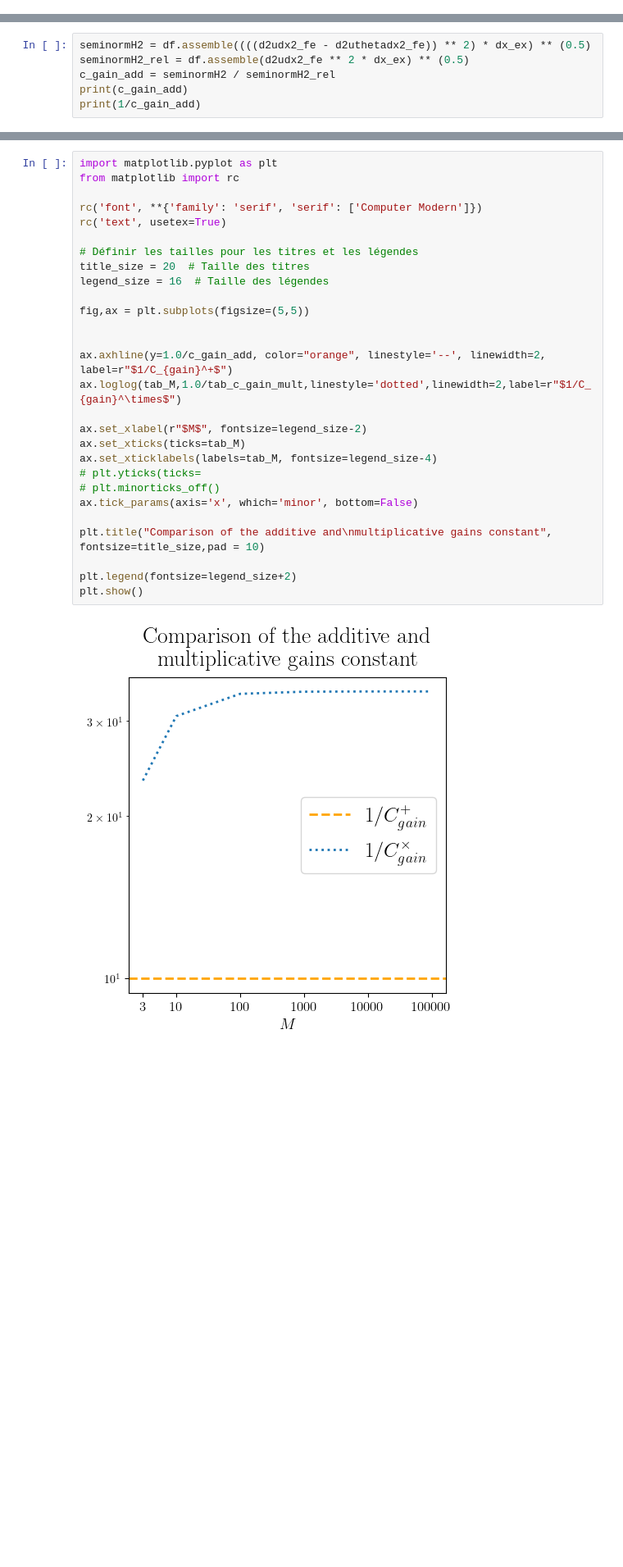
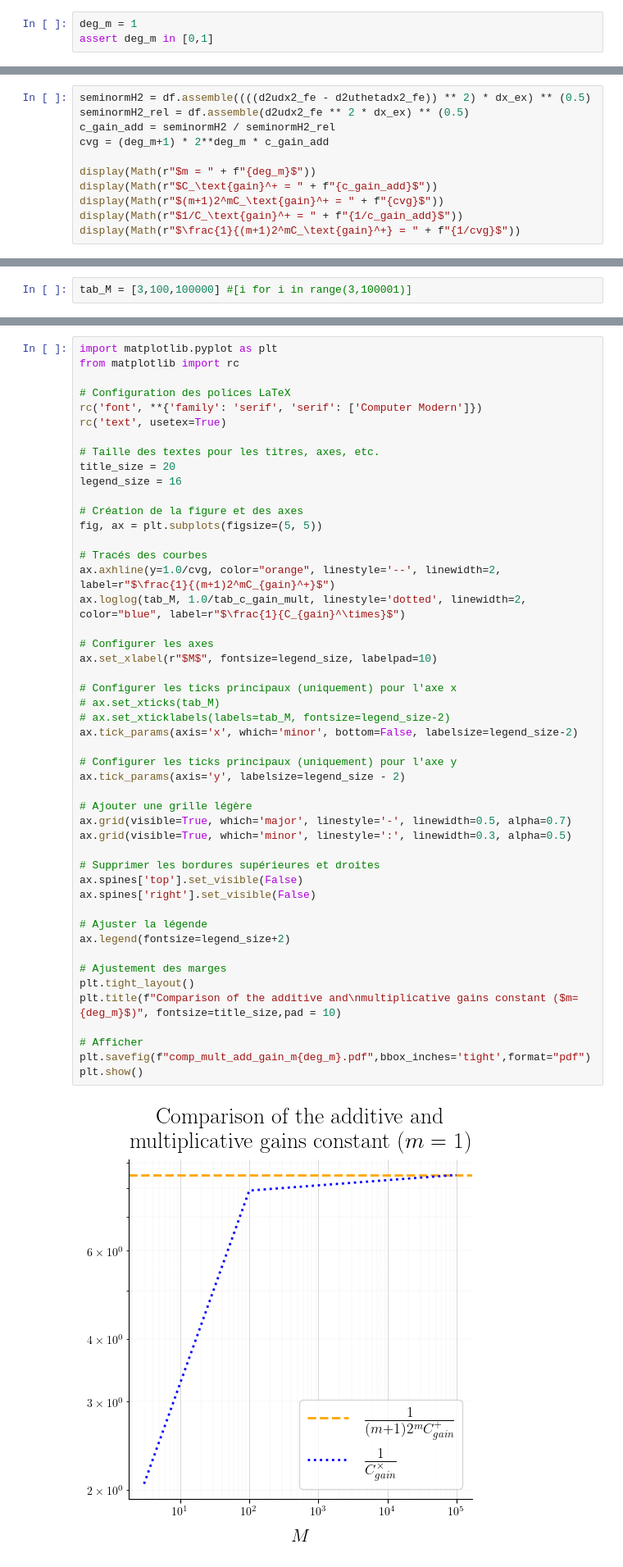
Before and after one commit to flecourtier/Article1, a Jupyter notebook: tests_FEniCS/test_1D_new/testcase1.ipynb, the cells around one changed output, grey strips where cells are left out. Shown at 82% size. Saved outputs shown, nothing was run; the diff lists cells and outputs as text; blank space fills up the shorter version.

Commit message:
Comp gains mult and add

```diff
--- a/tests_FEniCS/test_1D_new/testcase1.ipynb
+++ b/tests_FEniCS/test_1D_new/testcase1.ipynb
@@ -135,6 +136,9 @@ Mult weak P1 M3.0 not found
 Mult weak P1 M100.0 not found
 # %% [markdown]
 ## Gains constant from Error estimations
+# %%
+deg_m = 1
+assert deg_m in [0,1]
 # %%
 import numpy as np
 from scimba.equations.domain import SpaceTensor
@@ -195,6 +203,11 @@ d2uthetadx2_fe.vector()[:] = u_theta_xx
 seminormH2 = df.assemble((((d2udx2_fe - d2uthetadx2_fe)) ** 2) * dx_ex) ** (0.5)
 seminormH2_rel = df.assemble(d2udx2_fe ** 2 * dx_ex) ** (0.5)
 c_gain_add = seminormH2 / seminormH2_rel
-print(c_gain_add)
-print(1/c_gain_add)
+cvg = (deg_m+1) * 2**deg_m * c_gain_add
+
+display(Math(r"$m = " + f"{deg_m}$"))
+display(Math(r"$C_\text{gain}^+ = " + f"{c_gain_add}$"))
+display(Math(r"$(m+1)2^mC_\text{gain}^+ = " + f"{cvg}$"))
+display(Math(r"$1/C_\text{gain}^+ = " + f"{1/c_gain_add}$"))
+display(Math(r"$\frac{1}{(m+1)2^mC_\text{gain}^+} = " + f"{1/cvg}$"))
 # %% [output]
@@ -203 +225,3 @@ print(1/c_gain_add)
+# %%
+tab_M = [3,100,100000] #[i for i in range(3,100001)]
 # %%
@@ -233,30 +269,50 @@ tab_c_gain_mult = np.array(tab_c_gain_mult)
 # %%
 import matplotlib.pyplot as plt
 from matplotlib import rc
 
+# Configuration des polices LaTeX
 rc('font', **{'family': 'serif', 'serif': ['Computer Modern']})
 rc('text', usetex=True)
 
-# Définir les tailles pour les titres et les légendes
-title_size = 20  # Taille des titres
-legend_size = 16  # Taille des légendes
+# Taille des textes pour les titres, axes, etc.
+title_size = 20
+legend_size = 16
 
-fig,ax = plt.subplots(figsize=(5,5))
+# Création de la figure et des axes
+fig, ax = plt.subplots(figsize=(5, 5))
 
+# Tracés des courbes
+ax.axhline(y=1.0/cvg, color="orange", linestyle='--', linewidth=2, label=r"$\frac{1}{(m+1)2^mC_{gain}^+}$")
+ax.loglog(tab_M, 1.0/tab_c_gain_mult, linestyle='dotted', linewidth=2, color="blue", label=r"$\frac{1}{C_{gain}^\times}$")
 
-ax.axhline(y=1.0/c_gain_add, color="orange", linestyle='--', linewidth=2, label=r"$1/C_{gain}^+$")
-ax.loglog(tab_M,1.0/tab_c_gain_mult,linestyle='dotted',linewidth=2,label=r"$1/C_{gain}^\times$")
+# Configurer les axes
+ax.set_xlabel(r"$M$", fontsize=legend_size, labelpad=10)
 
-ax.set_xlabel(r"$M$", fontsize=legend_size-2)
-ax.set_xticks(ticks=tab_M)
-ax.set_xticklabels(labels=tab_M, fontsize=legend_size-4)
-# plt.yticks(ticks=
-# plt.minorticks_off()
-ax.tick_params(axis='x', which='minor', bottom=False)
+# Configurer les ticks principaux (uniquement) pour l'axe x
+# ax.set_xticks(tab_M)
+# ax.set_xticklabels(labels=tab_M, fontsize=legend_size-2)
+ax.tick_params(axis='x', which='minor', bottom=False, labelsize=legend_size-2)
 
-plt.title("Comparison of the additive and\nmultiplicative gains constant", fontsize=title_size,pad = 10)
+# Configurer les ticks principaux (uniquement) pour l'axe y
+ax.tick_params(axis='y', labelsize=legend_size - 2)
 
-plt.legend(fontsize=legend_size+2)
+# Ajouter une grille légère
+ax.grid(visible=True, which='major', linestyle='-', linewidth=0.5, alpha=0.7)
+ax.grid(visible=True, which='minor', linestyle=':', linewidth=0.3, alpha=0.5)
+
+# Supprimer les bordures supérieures et droites
+ax.spines['top'].set_visible(False)
+ax.spines['right'].set_visible(False)
+
+# Ajuster la légende
+ax.legend(fontsize=legend_size+2)
+
+# Ajustement des marges
+plt.tight_layout()
+plt.title(f"Comparison of the additive and\nmultiplicative gains constant ($m={deg_m}$)", fontsize=title_size,pad = 10)
+
+# Afficher
+plt.savefig(f"comp_mult_add_gain_m{deg_m}.pdf",bbox_inches='tight',format="pdf")
 plt.show()
 # %% [output]
-[figure, old version]
+[figure, new version]
```
Also changed, not shown: parts of 15 cells of this notebook, 4 other files.
